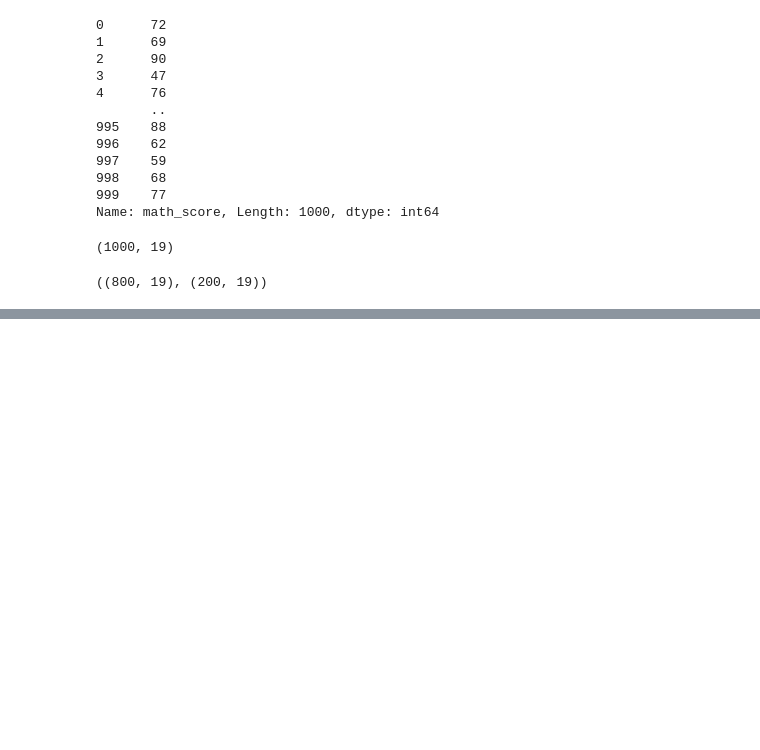
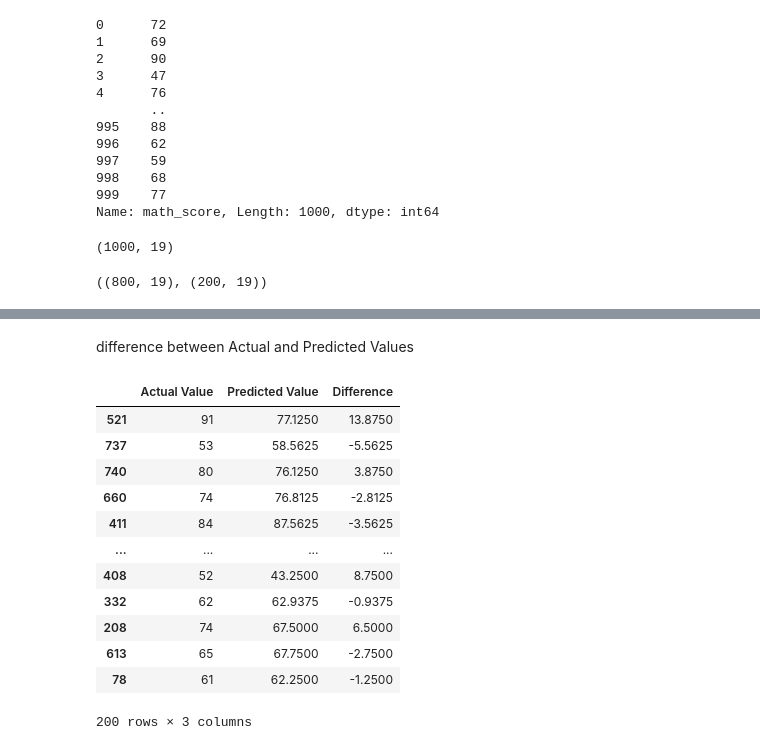
Before and after one commit to darshan12345678910/ml_project, a Jupyter notebook: notebook/2. MODEL TRAINIGy.ipynb, the cells around one changed output, grey strips where cells are left out. Drawn from its saved outputs; the diff is of its cells as text; code cells hidden in the pictures; blank space fills up the shorter version.

```diff
--- a/notebook/2. MODEL TRAINIGy.ipynb
+++ b/notebook/2. MODEL TRAINIGy.ipynb
@@ -145,0 +192,19 @@ for i in range(len(list(models))):
+# %% [markdown]
+difference between Actual and Predicted Values
+# %%
+pred_dr=pd.DataFrame({'Actual Value':y_test,'Predicted Value':y_pred,'Difference':y_test-y_pred})
+pred_dr
+# %% [output]
+|  | Actual Value | Predicted Value | Difference |
+| 521 | 91 | 77.1250 | 13.8750 |
+| 737 | 53 | 58.5625 | -5.5625 |
+| 740 | 80 | 76.1250 | 3.8750 |
+| 660 | 74 | 76.8125 | -2.8125 |
+| 411 | 84 | 87.5625 | -3.5625 |
+| ... | ... | ... | ... |
+| 408 | 52 | 43.2500 | 8.7500 |
+| 332 | 62 | 62.9375 | -0.9375 |
+| 208 | 74 | 67.5000 | 6.5000 |
+| 613 | 65 | 67.7500 | -2.7500 |
+| 78 | 61 | 62.2500 | -1.2500 |
+200 rows × 3 columns
```
Also changed, not shown: parts of 9 cells of this notebook.
